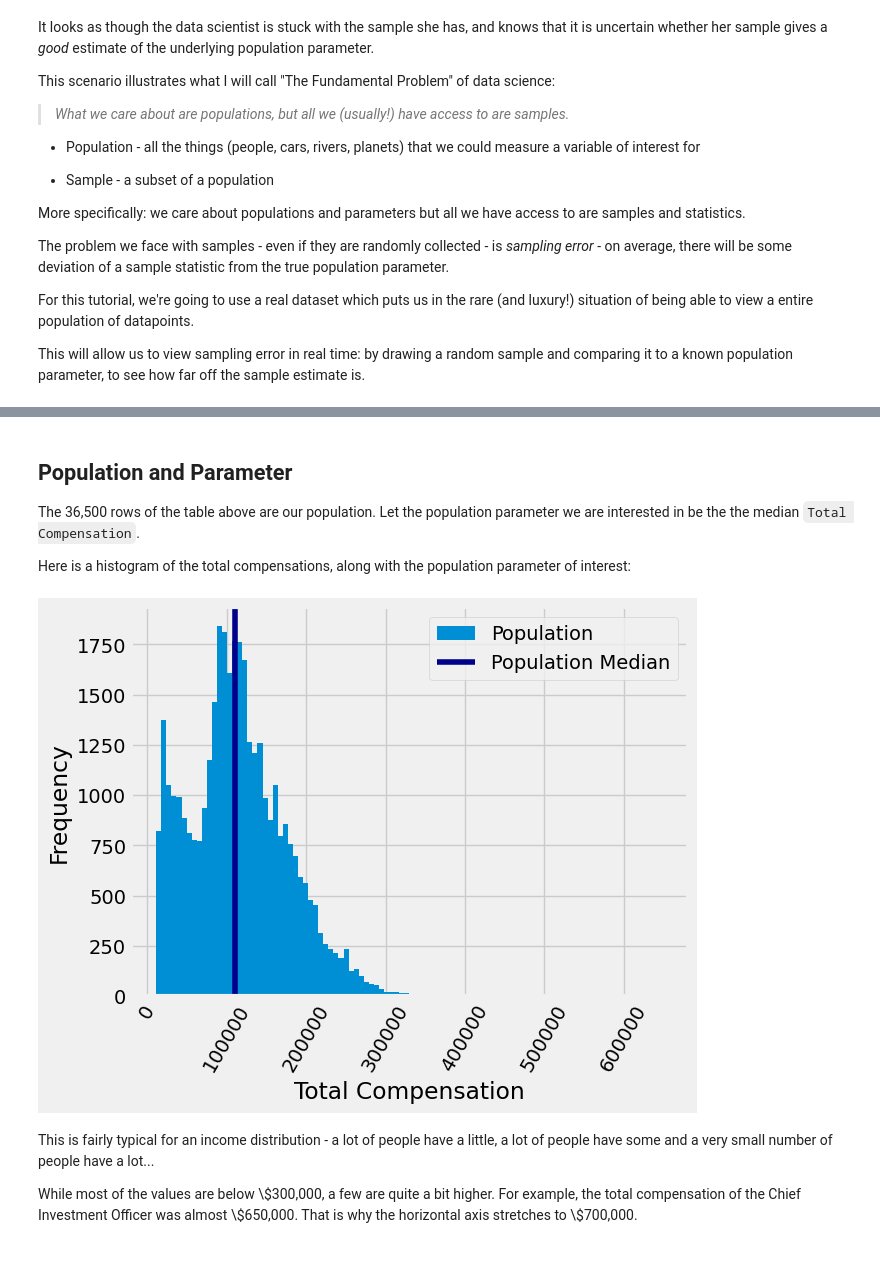
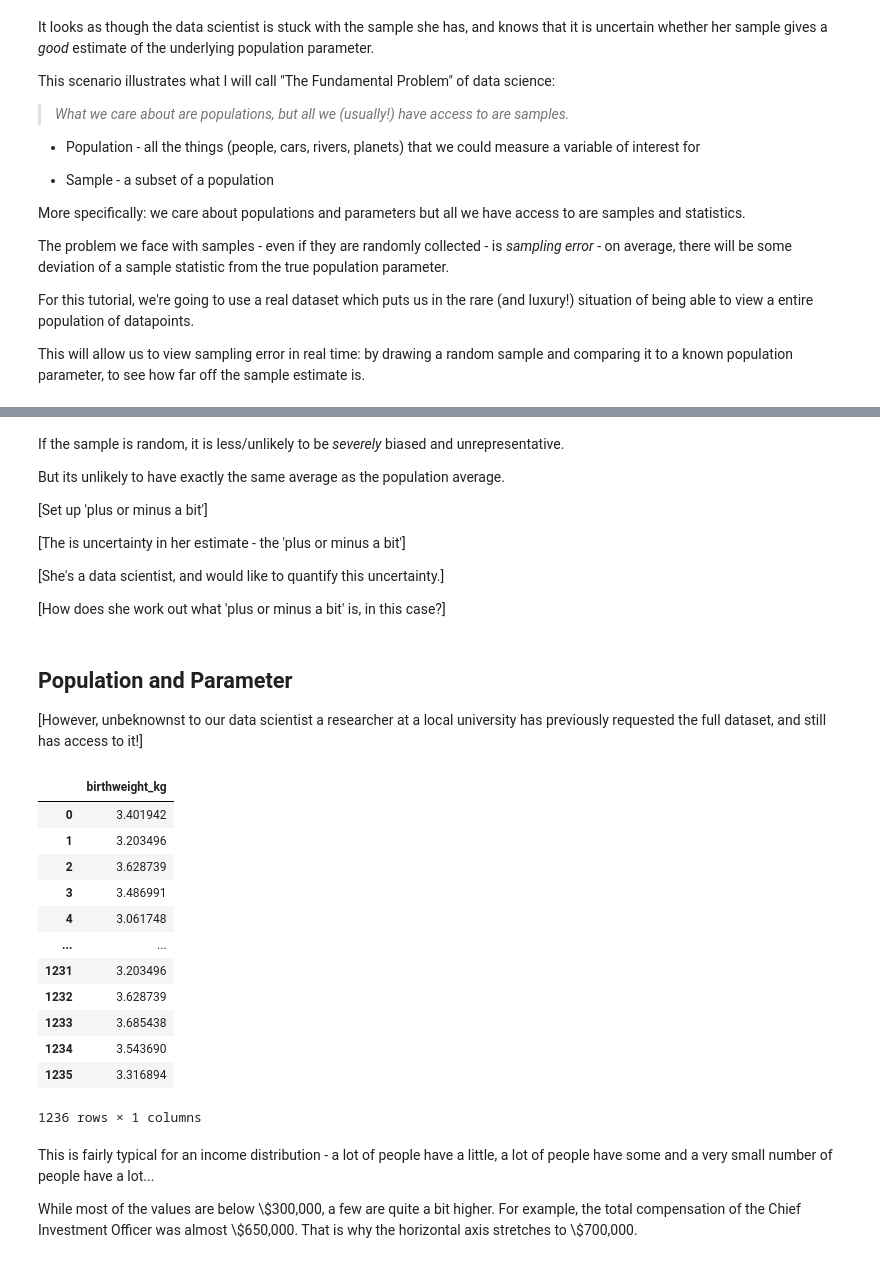
Before and after one commit to pxr687/bootstrap_tutorial, a Jupyter notebook: bootstrap.ipynb, the cells around one changed output, grey strips where cells are left out. Saved outputs shown, nothing was run; the diff lists cells and outputs as text; code cells hidden in the pictures.

```diff
--- a/bootstrap.ipynb
+++ b/bootstrap.ipynb
@@ -124,19 +134,38 @@ She cares about the average birthweight of **all of the 1236 babies born in 1960
+# %% [markdown]
+If the sample is random, it is less/unlikely to be *severely* biased and unrepresentative.
+
+But its unlikely to have exactly the same average as the population average.
+
+[Set up 'plus or minus a bit']
+
+[The is uncertainty in her estimate - the 'plus or minus a bit']
+
+[She's a data scientist, and would like to quantify this uncertainty.]
+
+[How does she work out what 'plus or minus a bit' is, in this case?]
 # %% [markdown]
 ## Population and Parameter
 
-The 36,500 rows of the table above are our population. Let the population parameter
-we are interested in be the the median `Total Compensation`.
-
-Here is a histogram of the total compensations, along with the population parameter of interest:
+[However, unbeknownst to our data scientist a researcher at a local university has previously requested the full dataset, and still has access to it!]
 # %%
-# set the bins for the histogram (this will allow us to see a bit more of the
-# complexity of the distribution)
-sf_bins = np.arange(0, 700000, 25000)
+# load in the population dataset
+babies = pd.read_csv('babies.csv')
 
-# plot the population data and show the median
-population_plot_sf_data(sf2015, bins = 100);
+babies
 # %% [output]
-[figure, removed]
+|  | birthweight_kg |
+| 0 | 3.401942 |
+| 1 | 3.203496 |
+| 2 | 3.628739 |
+| 3 | 3.486991 |
+| 4 | 3.061748 |
+| ... | ... |
+| 1231 | 3.203496 |
+| 1232 | 3.628739 |
+| 1233 | 3.685438 |
+| 1234 | 3.543690 |
+| 1235 | 3.316894 |
+1236 rows × 1 columns
 # %% [markdown]
 This is fairly typical for an income distribution - a lot of people have a little, a lot of people have some and a very small number of people have a lot...
 
```
Also changed, not shown: parts of 10 cells of this notebook, 2 other files.
